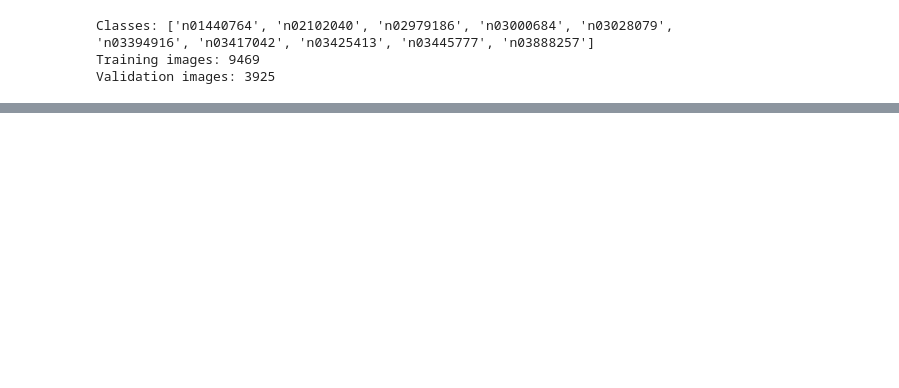
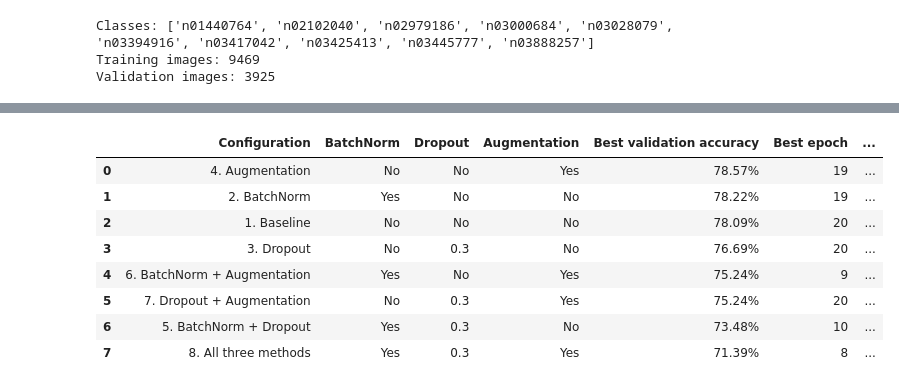
Before and after one commit to Pepi100/Artificial-Intelligence-Masters, a Jupyter notebook: Neural Networks (NN)/Homework/HW1/code/CNN.ipynb, the cells around one changed output, grey strips where cells are left out. Drawn from its saved outputs; the diff is of its cells as text; code cells hidden in the pictures; blank space fills up the shorter version.

```diff
--- a/Neural Networks (NN)/Homework/HW1/code/CNN.ipynb
+++ b/Neural Networks (NN)/Homework/HW1/code/CNN.ipynb
@@ -187,0 +656,61 @@ Epoch 20/20 | Loss: 0.8040 | Accuracy: 73.36%
+# %%
+# 8. Summarize the selected-architecture experiments
+
+table_rows = []
+
+for name, result in final_results.items():
+
+    config = result["configuration"]
+
+    if not config["use_bn"] and config["dropout_p"] == 0 and not config["augmentation"]:
+        notes = "Baseline"
+    else:
+        methods = []
+
+        if config["use_bn"]:
+            methods.append("BatchNorm")
+
+        if config["dropout_p"] > 0:
+            methods.append(f"Dropout (p={config['dropout_p']})")
+
+        if config["augmentation"]:
+            methods.append("Horizontal Flip + ColorJitter")
+
+        notes = " + ".join(methods)
+
+    table_rows.append({
+        "Configuration": name,
+        "BatchNorm": "Yes" if config["use_bn"] else "No",
+        "Dropout": f'{config["dropout_p"]:.1f}' if config["dropout_p"] else "No",
+        "Augmentation": "Yes" if config["augmentation"] else "No",
+        "Best validation accuracy": result["best_val_acc"],
+        "Best epoch": result["best_epoch"],
+        "Final validation accuracy": result["final_val_acc"],
+        "Avg. epoch time (s)": result["avg_epoch_time"],
+        "Total time (s)": result["total_time"],
+        "Notes": notes
+    })
+
+results_table = pd.DataFrame(table_rows)
+
+results_table = results_table.sort_values(
+    "Best validation accuracy",
+    ascending=False
+).reset_index(drop=True)
+
+display(results_table.style.format({
+    "Best validation accuracy": "{:.2%}",
+    "Final validation accuracy": "{:.2%}",
+    "Avg. epoch time (s)": "{:.2f}",
+    "Total time (s)": "{:.2f}"
+}))
+# %% [output]
+|  | Configuration | BatchNorm | Dropout | Augmentation | Best validation accuracy | Best epoch | ... |
+| 0 | 4. Augmentation | No | No | Yes | 78.57% | 19 | ... |
+| 1 | 2. BatchNorm | Yes | No | No | 78.22% | 19 | ... |
+| 2 | 1. Baseline | No | No | No | 78.09% | 20 | ... |
+| 3 | 3. Dropout | No | 0.3 | No | 76.69% | 20 | ... |
+| 4 | 6. BatchNorm + Augmentation | Yes | No | Yes | 75.24% | 9 | ... |
+| 5 | 7. Dropout + Augmentation | No | 0.3 | Yes | 75.24% | 20 | ... |
+| 6 | 5. BatchNorm + Dropout | Yes | 0.3 | No | 73.48% | 10 | ... |
+| 7 | 8. All three methods | Yes | 0.3 | Yes | 71.39% | 8 | ... |
```
Also changed, not shown: parts of 13 cells of this notebook, 4 other files.
